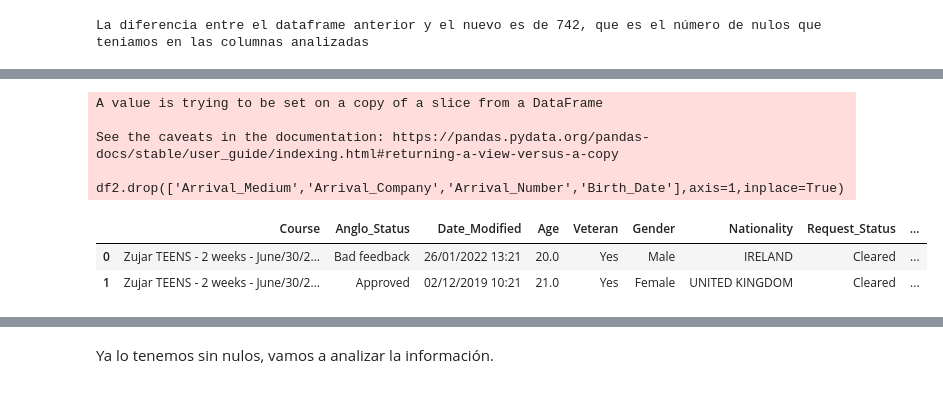
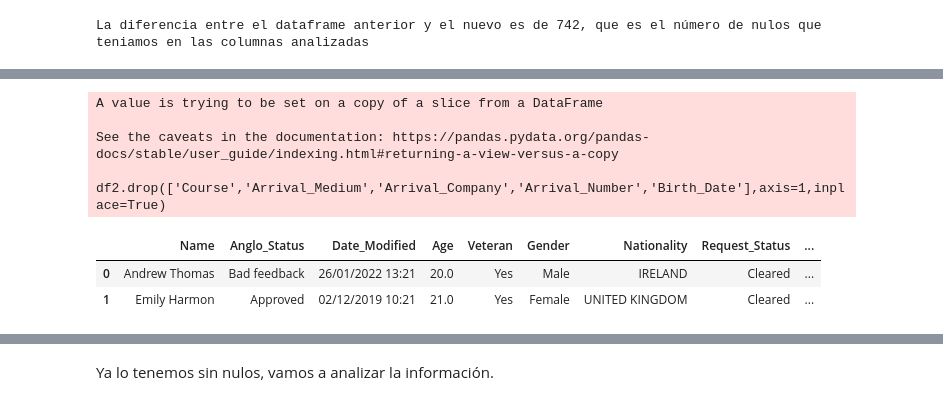
Before and after one commit to Ana-G-data/ETL-Pipeline, a Jupyter notebook: ETL_v2.ipynb, the cells around one changed output, grey strips where cells are left out. Saved outputs shown, nothing was run; the diff lists cells and outputs as text; code cells hidden in the pictures.

```diff
--- a/ETL_v2.ipynb
+++ b/ETL_v2.ipynb
@@ -102,3 +103,10 @@ El porcentaje de valores nulos en la columna 'Date_Modified' es: 0.81%
 El porcentaje de valores nulos en la columna 'Age' es: 0.81%
 El porcentaje de valores nulos en la columna 'Request_Status' es: 0.81%
 El porcentaje de valores nulos en la columna 'Date_Modified.1' es: 0.81%
+# %%
+#Necesitamos una columna extra con los años en que los voluntarios han aplicado o asistido a los campamentos. La vamos a sacar del nombre de los curso
+#Extraemos los años de la fecha de programa y lso añadimos a una columna nueva
+df['Year'] = df['Course'].str.extract(r'(\d{4})')
+#Calculamos el porcentaje de nulos en la nueva columna
+porcentaje=sp.porcentaje_nulos(df,'Year')
+print(f'El porcentaje de años nulos es de {porcentaje}%')
@@ -120,15 +130,16 @@ df_arrivals.head(2)
 # %%
 #Eliminamos las columnas que tienen mayría de nulos para que el dataframe quede más legible
-df2.drop(['Arrival_Medium','Arrival_Company','Arrival_Number','Birth_Date'],axis=1,inplace=True)
+df2.drop(['Course','Arrival_Medium','Arrival_Company','Arrival_Number','Birth_Date'],axis=1,inplace=True)
+df2 = df2.rename(columns={'Date_Modified.1': 'Date_Modified1'})
 df2.head(2)
 # %% [output]
 A value is trying to be set on a copy of a slice from a DataFrame
 
 See the caveats in the documentation: https://pandas.pydata.org/pandas-docs/stable/user_guide/indexing.html#returning-a-view-versus-a-copy
-  df2.drop(['Arrival_Medium','Arrival_Company','Arrival_Number','Birth_Date'],axis=1,inplace=True)
+  df2.drop(['Course','Arrival_Medium','Arrival_Company','Arrival_Number','Birth_Date'],axis=1,inplace=True)
-|  | Course | Anglo_Status | Date_Modified | Age | Veteran | Gender | Nationality | Request_Status | ... |
-| 0 | Zujar TEENS - 2 weeks - June/30/2... | Bad feedback | 26/01/2022 13:21 | 20.0 | Yes | Male | IRELAND | Cleared | ... |
-| 1 | Zujar TEENS - 2 weeks - June/30/2... | Approved | 02/12/2019 10:21 | 21.0 | Yes | Female | UNITED KINGDOM | Cleared | ... |
+|  | Name | Anglo_Status | Date_Modified | Age | Veteran | Gender | Nationality | Request_Status | ... |
+| 0 | Andrew Thomas | Bad feedback | 26/01/2022 13:21 | 20.0 | Yes | Male | IRELAND | Cleared | ... |
+| 1 | Emily Harmon | Approved | 02/12/2019 10:21 | 21.0 | Yes | Female | UNITED KINGDOM | Cleared | ... |
 # %%
 df2.isnull().sum()
 # %% [output]
```
Also changed, not shown: parts of 39 cells of this notebook, 1 other file.
